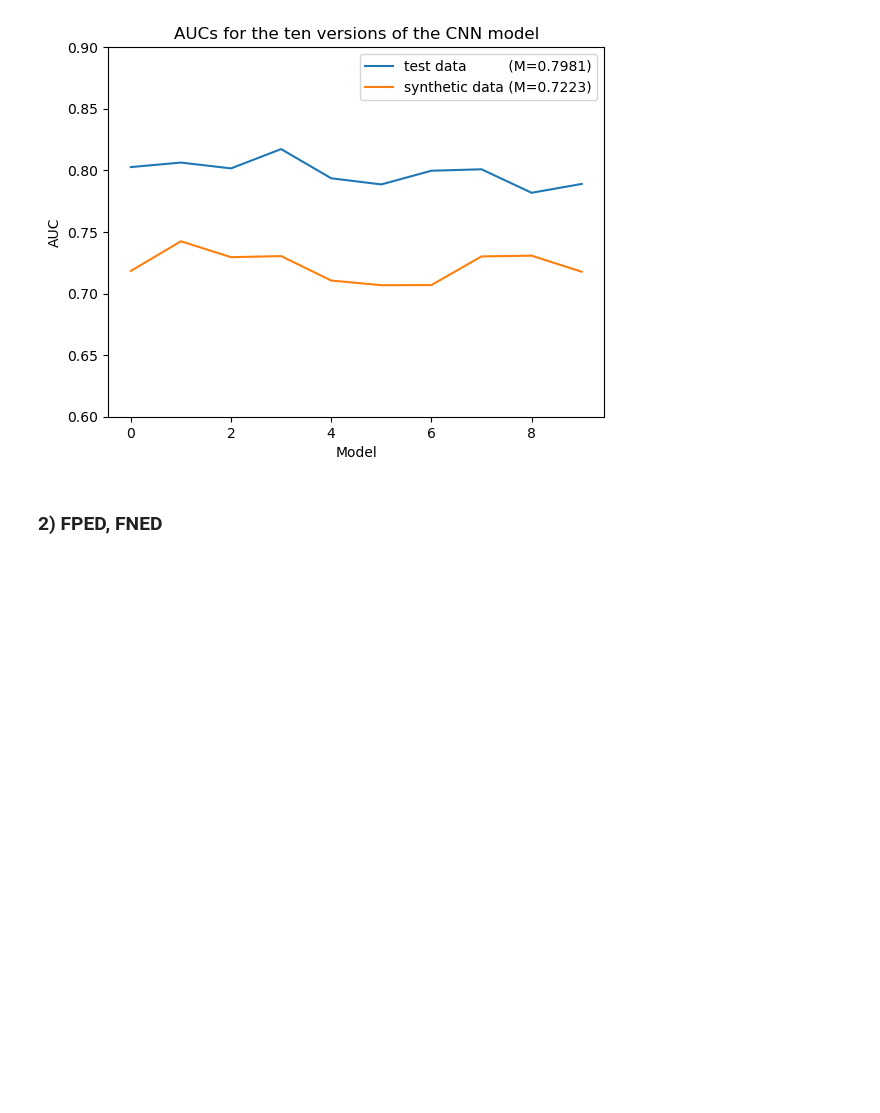
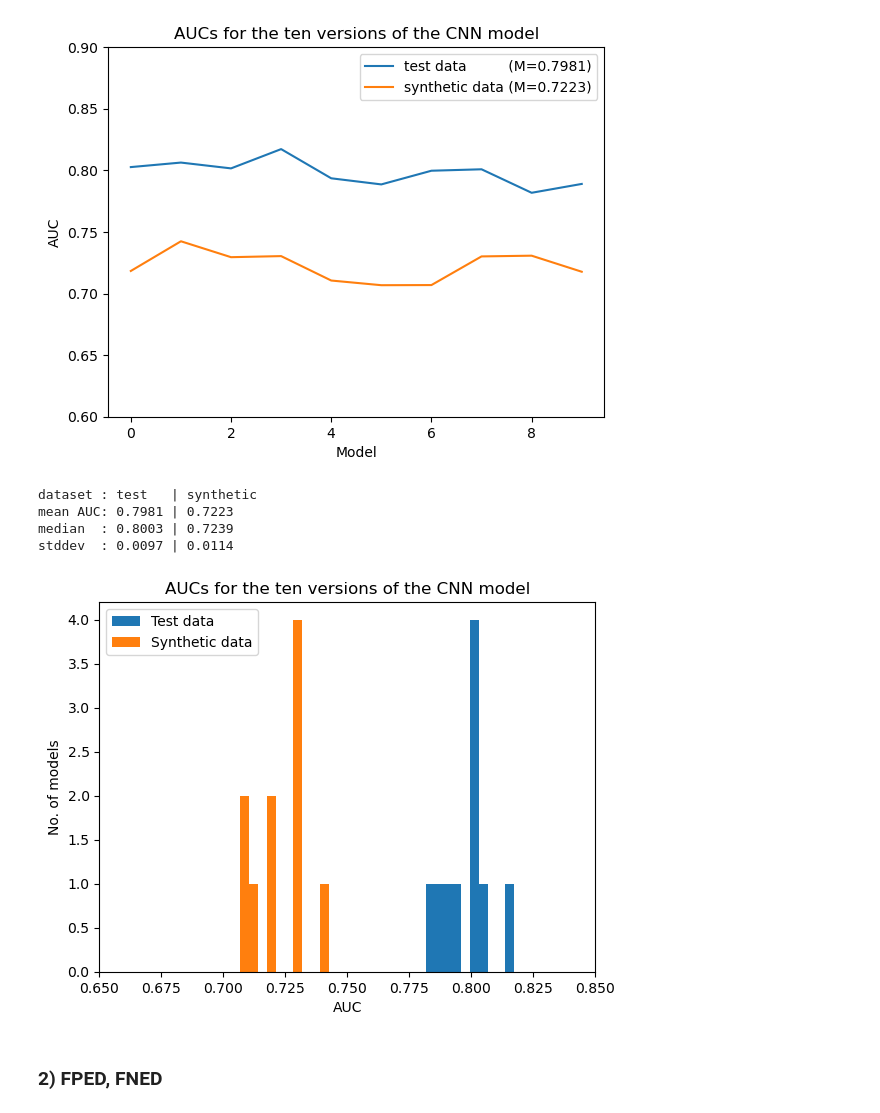
Before and after one commit to MajaMittag/gender-bias_da, a Jupyter notebook: toxicity_detection/unintended_bias_analysis.ipynb, the cells around one changed output. Saved outputs shown, nothing was run; the diff lists cells and outputs as text; code cells hidden in the pictures; blank space fills up the shorter version.

```diff
--- a/toxicity_detection/unintended_bias_analysis.ipynb
+++ b/toxicity_detection/unintended_bias_analysis.ipynb
@@ -158,6 +160,25 @@ plt.xlabel("Model")
 plt.show()
 # %% [output]
 [figure]
+# %%
+print('dataset : test   | synthetic')
+print('mean AUC:', round(np.mean(aucs_test), 4), "|", round(np.mean(aucs_synthetic), 4))
+print('median  :', round(np.median(aucs_test), 4), "|", round(np.median(aucs_synthetic), 4))
+print('stddev  :', round(np.std(aucs_test), 4), "|", round(np.std(aucs_synthetic), 4))
+plt.hist(aucs_test, label="Test data")
+plt.hist(aucs_synthetic, label="Synthetic data")
+plt.xlim([0.65, 0.85])
+plt.ylabel("No. of models")
+plt.xlabel("AUC")
+plt.title("AUCs for the ten versions of the CNN model")
+plt.legend()
+plt.show()
+# %% [output]
+dataset : test   | synthetic
+mean AUC: 0.7981 | 0.7223
+median  : 0.8003 | 0.7239
+stddev  : 0.0097 | 0.0114
+[figure, added]
 # %% [markdown]
 ### 2) FPED, FNED
 # %%
```
Also changed, not shown: parts of 8 cells of this notebook.
